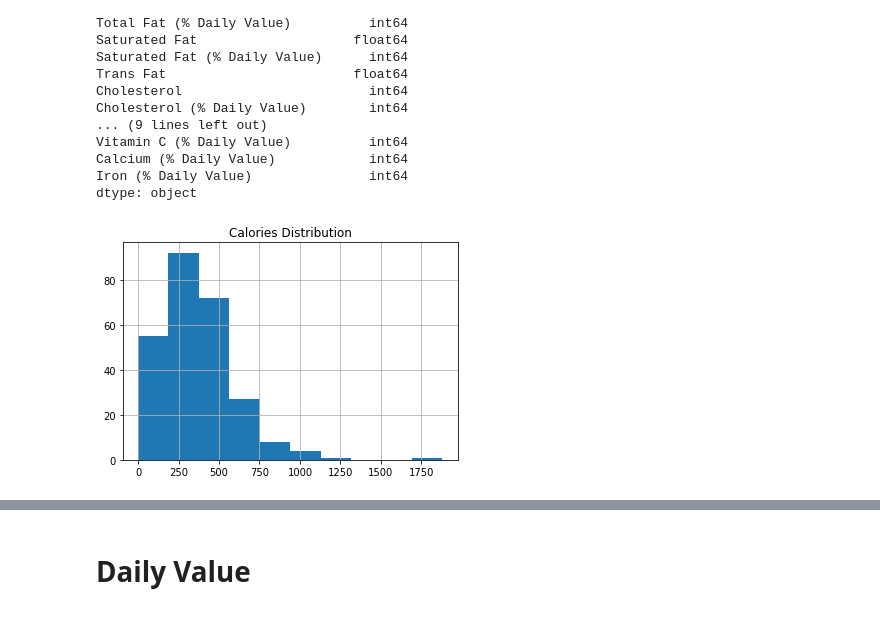
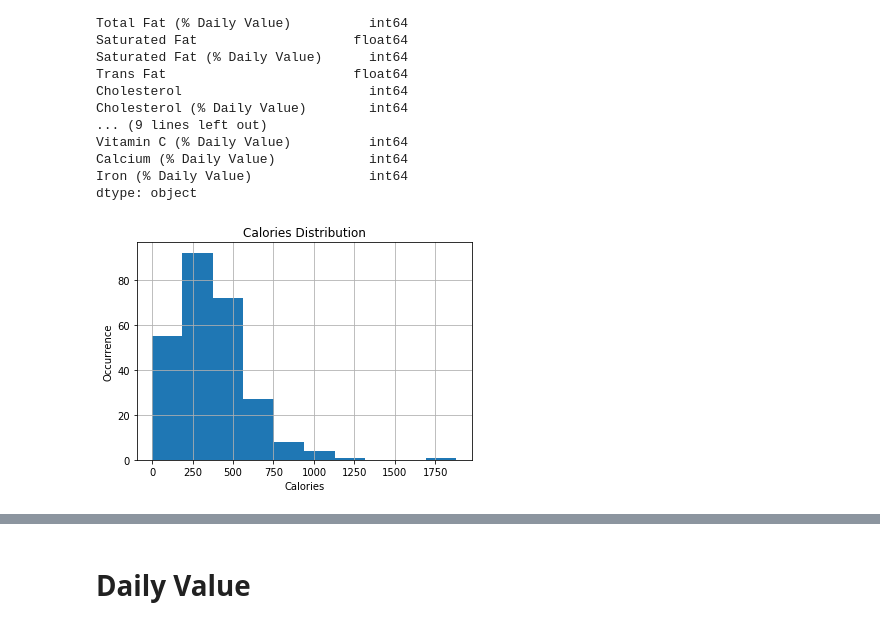
Before and after one commit to ipatel467/McDonald-s-Menu, a Jupyter notebook: Index.ipynb, the cells around one changed output, grey strips where cells are left out. Drawn from its saved outputs; the diff is of its cells as text; code cells hidden in the pictures.

```diff
--- a/Index.ipynb
+++ b/Index.ipynb
@@ -60,8 +60,10 @@ dtype: object
 # %%
 df['Calories'].hist()
 plt.title('Calories Distribution');
+plt.xlabel('Calories')
+plt.ylabel('Occurrence');
 # %% [output]
-[figure, old version]
+[figure, new version]
 # %%
 df['Dietary Fiber'].hist()
 plt.title('Dietary Distribution');
```
Also changed, not shown: parts of 6 cells of this notebook.
